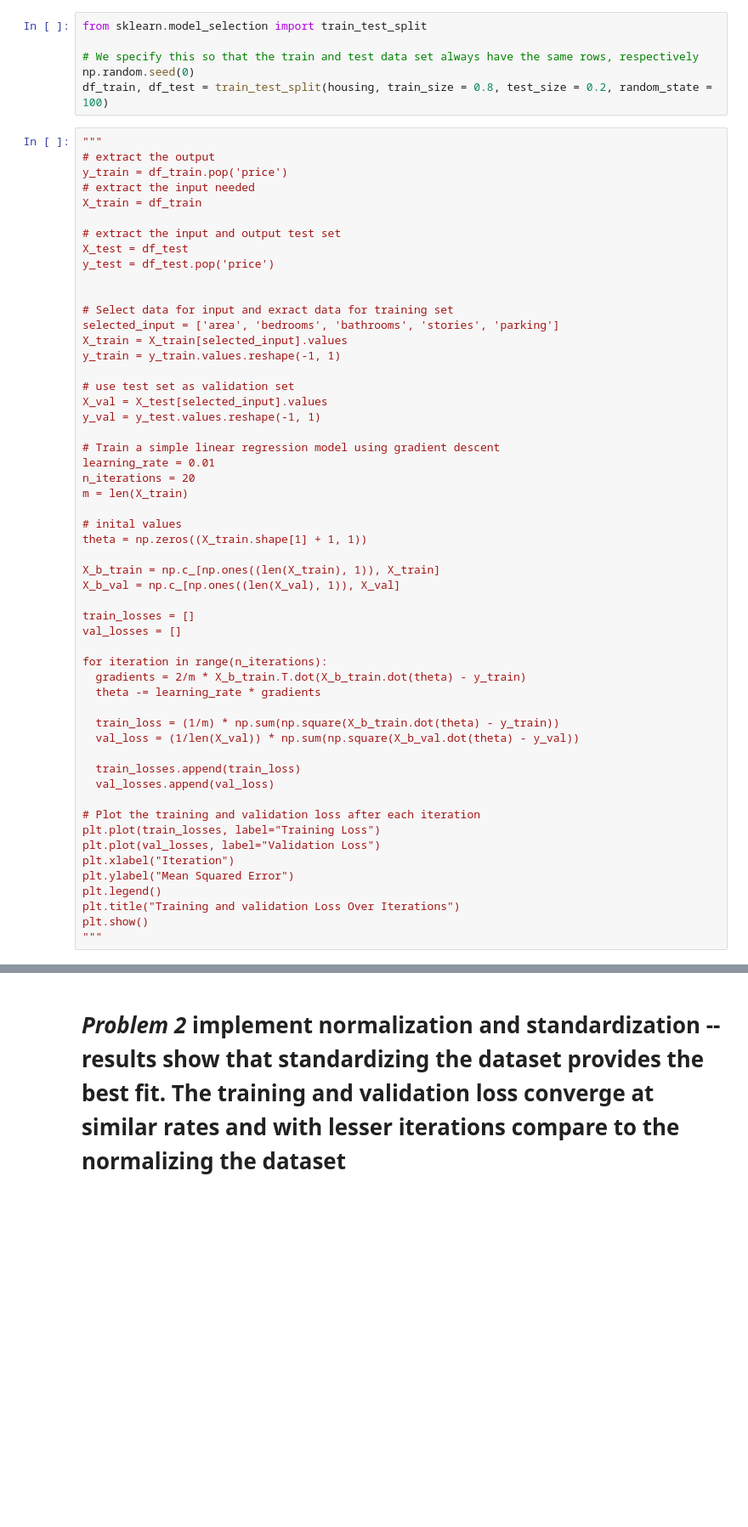
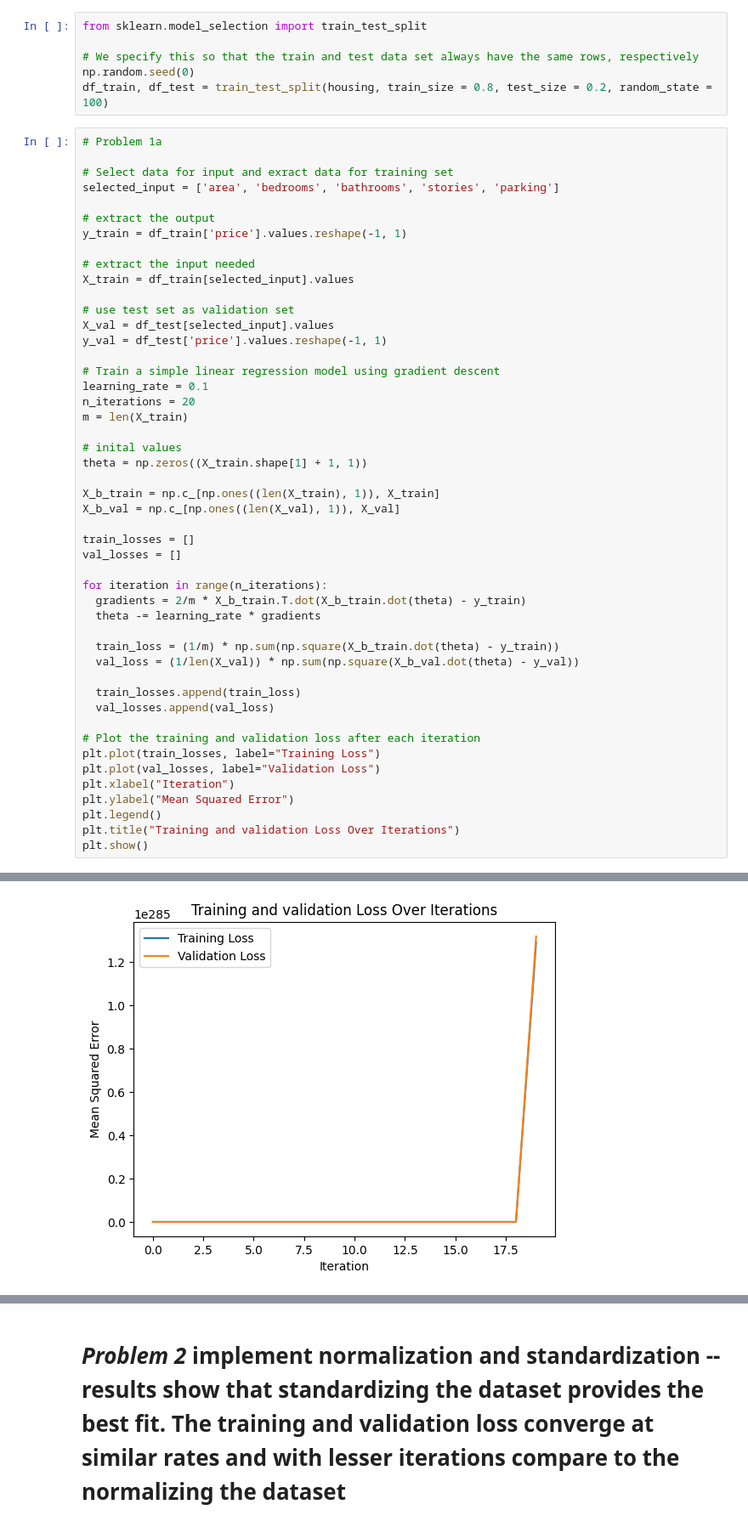
Before and after one commit to Salitre97/ECGR-4105-Intro-to-ML, a Jupyter notebook: Homework2/Homework_2.ipynb, the cells around one changed output, grey strips where cells are left out. Shown: that part at 85% size. Cells and saved outputs as stored; diff of their text form; blank space fills up the shorter version.

```diff
--- a/Homework2/Homework_2.ipynb
+++ b/Homework2/Homework_2.ipynb
@@ -75,28 +73,23 @@ from sklearn.model_selection import train_test_split
 np.random.seed(0)
 df_train, df_test = train_test_split(housing, train_size = 0.8, test_size = 0.2, random_state = 100)
 # %%
-"""
-# extract the output
-y_train = df_train.pop('price')
-# extract the input needed
-X_train = df_train
-
-# extract the input and output test set
-X_test = df_test
-y_test = df_test.pop('price')
-
+# Problem 1a
 
 # Select data for input and exract data for training set
 selected_input = ['area', 'bedrooms', 'bathrooms', 'stories', 'parking']
-X_train = X_train[selected_input].values
-y_train = y_train.values.reshape(-1, 1)
+
+# extract the output
+y_train = df_train['price'].values.reshape(-1, 1)
+
+# extract the input needed
+X_train = df_train[selected_input].values
 
 # use test set as validation set
-X_val = X_test[selected_input].values
-y_val = y_test.values.reshape(-1, 1)
+X_val = df_test[selected_input].values
+y_val = df_test['price'].values.reshape(-1, 1)
 
 # Train a simple linear regression model using gradient descent
-learning_rate = 0.01
+learning_rate = 0.1
 n_iterations = 20
 m = len(X_train)
 
@@ -127,5 +120,4 @@ plt.ylabel("Mean Squared Error")
 plt.legend()
 plt.title("Training and validation Loss Over Iterations")
 plt.show()
-"""
 # %% [output]
@@ -132,0 +124 @@ plt.show()
+[figure, added]
```
Also changed, not shown: parts of 10 cells of this notebook.
